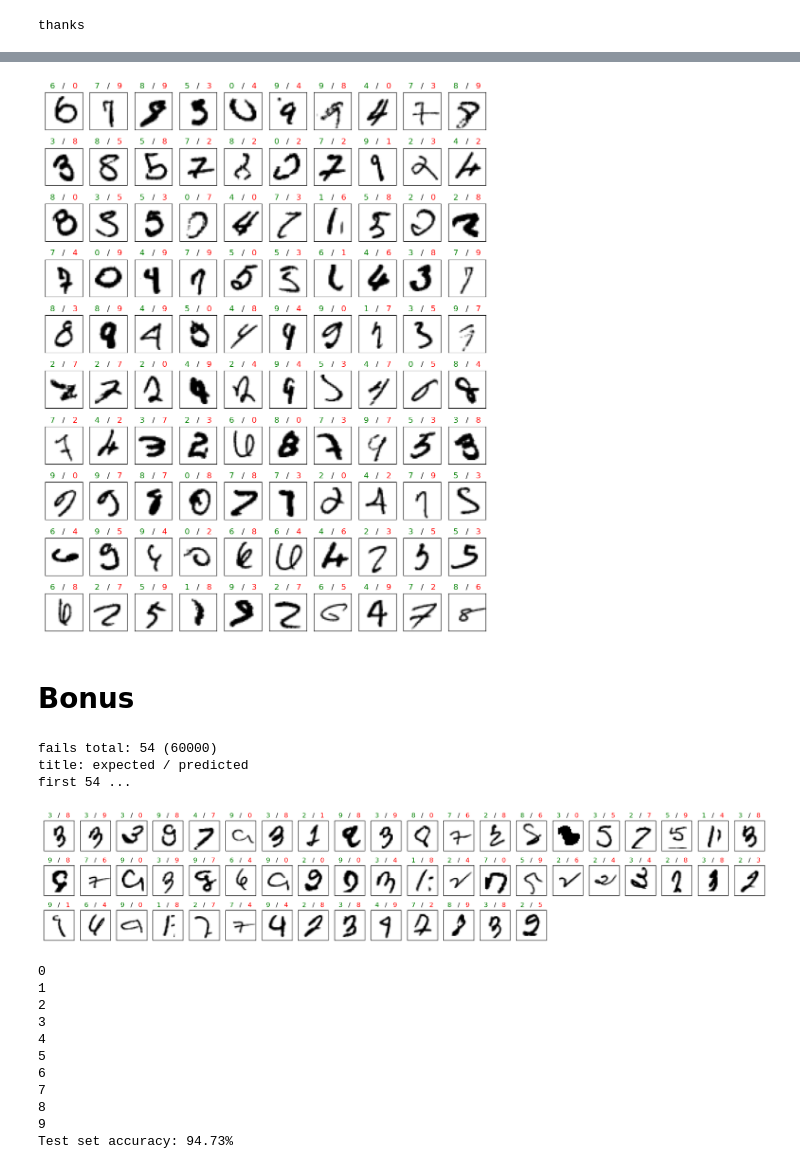
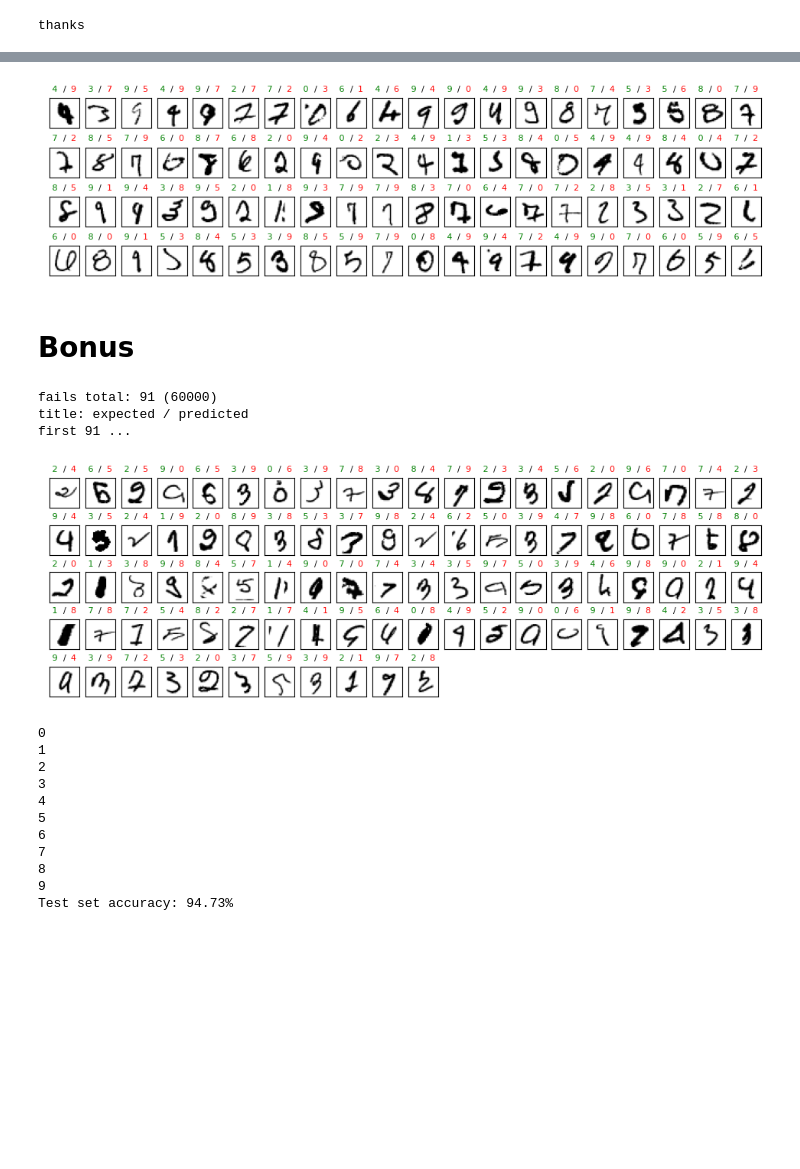
Before and after one commit to frankausberlin/notebook-collection, a Jupyter notebook: backpropagationnotebook.ipynb, the cells around one changed output, grey strips where cells are left out. Drawn from its saved outputs; the diff is of its cells as text; code cells hidden in the pictures; blank space fills up the shorter version.

Commit message:
changes dot print

```diff
--- a/backpropagationnotebook.ipynb
+++ b/backpropagationnotebook.ipynb
@@ -901,12 +884,12 @@ def plot_fails (model, batch, columns=20, rows=30):
   print (f'first {failCount} ...')
 
   #subplots
-  fig = plt.figure(figsize=(1.2*columns, 1.5*rows))
+  fig = plt.figure(figsize=(0.6*columns, 0.8*rows))
   for i in range (failCount):
     fig.add_subplot (rows, columns, i+1, xticks=[], yticks=[])
-    plt.title (f"  {fails[i]['expected']}",  color='green', loc='left')
-    plt.title ("/",                          color='black', loc='center')
-    plt.title (f"{fails[i]['predicted']}  ", color='red',   loc='right')
+    plt.title (f" {fails[i]['expected']}",  color='green', loc='left', fontsize='8')
+    plt.title ("/",                          color='black', loc='center', fontsize='8')
+    plt.title (f"{fails[i]['predicted']} ", color='red',   loc='right', fontsize='8')
     plt.imshow(x[fails[i]['pos']].reshape(28,28), cmap='binary')
 
 print ('thanks')
@@ -965,25 +940,23 @@ first 100 ...
 # %%
 #@title mnist with version 5
-from torchvision      import datasets
-try: plot_fails
-except NameError: print("please run code cell 'plot fails' first...")
+from torchvision import datasets
+
+try:   plot_fails
+except NameError: print ("please run code cell 'plot fails' first...")
 else:
-  ########################################################################
-  ######################### play with me #################################
-  ########################################################################
-  # learning rate  #  batch size  #  nr epochs  # use tensors # try cuda #
-  eta              ,     bs       ,   epochs    ,  toTensor   , tryCuda =\
-  1.0              ,   10000      ,   100000    ,    True     ,   True   #
-  ########################################################################
+
+  # play with me
+  eta, bs, epochs = 0.273, 20000, 200000
 
   # mnist data
   ds_train  = datasets.MNIST (root="data", train=True,  download=True)
   ds_test   = datasets.MNIST (root="data", train=False, download=True)
-  train     = Batches ( (ds_train.data.numpy(), ds_train.targets.numpy()), toTensor=toTensor, tryCuda=tryCuda, batchSize=bs)
-  evals     = Batches ( (ds_test. data.numpy(), ds_test. targets.numpy()), toTensor=toTensor, tryCuda=tryCuda)
+  train     = Batches ( (ds_train.data.numpy(), ds_train.targets.numpy()), tryCuda=True, batchSize=bs)
+  evals     = Batches ( (ds_test. data.numpy(), ds_test. targets.numpy()), tryCuda=True)
 
-  m         = MLP   ( (28*28, 256, 64, 10), "si, si, si", tryCuda=tryCuda)
-  m.          train ( train, epochs, eta, evals )
+  # create model (version 5) and train the data
+  m = MLP   ( (28*28, 256, 64, 10), "si, si, si", tryCuda=True)
+  m.  train ( train, epochs, eta, evals )
 
-  plot_fails (m, next(iter(evals)), columns=10, rows=10)
+  plot_fails (m, next(evals), columns=20, rows=4)
 # %% [output]
@@ -1007,15 +980,15 @@ first 100 ...
-[figure, old version]
+[figure, new version]
 # %% [markdown]
 # Bonus
 # %%
 # Bonus plot - train-data-fails as one batch
-big = Batches ( (ds_train.data.numpy(), ds_train.targets.numpy()), toTensor=toTensor, tryCuda=tryCuda)
-plot_fails (m, next(big), columns=20, rows=30)
+big = Batches ( (ds_train.data.numpy(), ds_train.targets.numpy()), tryCuda=tryCuda)
+plot_fails (m, next(big), columns=20, rows=50)
 # %% [output]
-fails total: 54 (60000)
+fails total: 91 (60000)
 title: expected / predicted
-first 54 ...
+first 91 ...
-[figure, old version]
+[figure, new version]
 # %%
 #@title fun with chatGPT { form-width: "300px" }
 #@markdown "I want the python source code for the best neural network for the mnist digit dataset, implemented with the pytorch library" its what i asked chatGPT.
```
Also changed, not shown: parts of 6 cells of this notebook.
